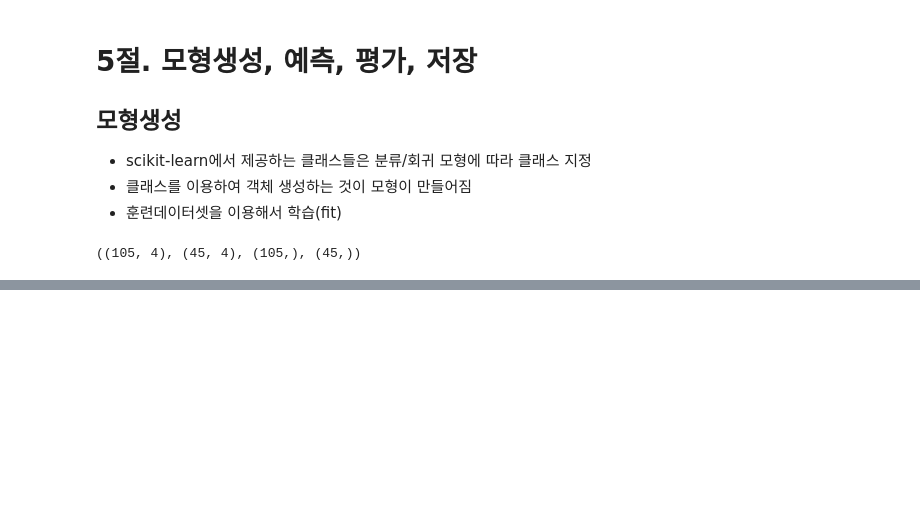
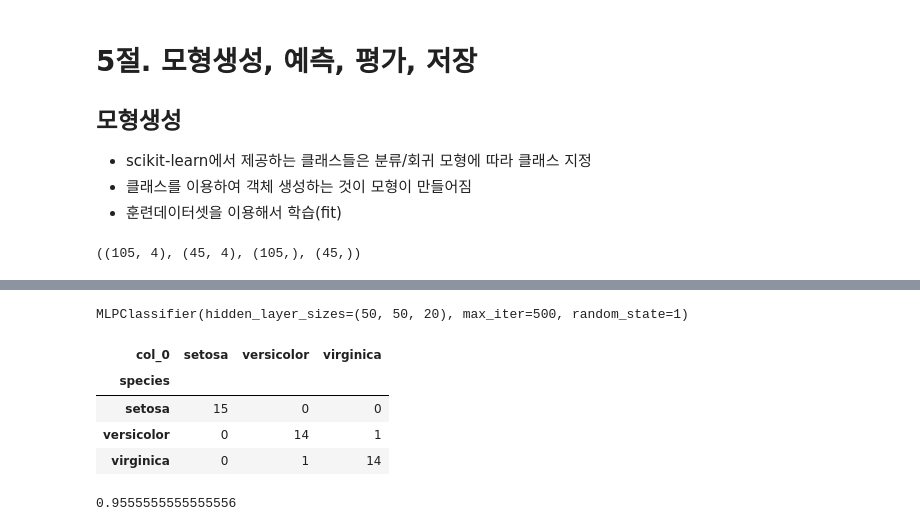
Before and after one commit to huhnam59/Create-repository, a Jupyter notebook: source/09_MachineLearning/1장_머신러닝시작하기.ipynb, the cells around one changed output, grey strips where cells are left out. Saved outputs shown, nothing was run; the diff lists cells and outputs as text; code cells hidden in the pictures; blank space fills up the shorter version.

```diff
--- a/source/09_MachineLearning/1장_머신러닝시작하기.ipynb
+++ b/source/09_MachineLearning/1장_머신러닝시작하기.ipynb
@@ -803,0 +872,23 @@ from sklearn.tree import DecisionTreeClassifier
+# %%
+# 다층신경망 모형
+from sklearn.neural_network import MLPClassifier
+mlp_model = MLPClassifier(hidden_layer_sizes=(50,50,20), # hidden layer의 unit수
+                         max_iter=500, # 학습횟수
+                         random_state=1)
+mlp_model.fit(train_X, train_y)
+# %% [output]
+MLPClassifier(hidden_layer_sizes=(50, 50, 20), max_iter=500, random_state=1)
+# %%
+mlp_pred = mlp_model.predict(test_X)
+# %%
+pd.crosstab(test_y, mlp_pred)
+# %% [output]
+| col_0 | setosa | versicolor | virginica |
+| species |  |  |  |
+| setosa | 15 | 0 | 0 |
+| versicolor | 0 | 14 | 1 |
+| virginica | 0 | 1 | 14 |
+# %%
+mlp_model.score(test_X, test_y)
+# %% [output]
+0.9555555555555556
```
Also changed, not shown: parts of 62 cells of this notebook, 7 other files.
